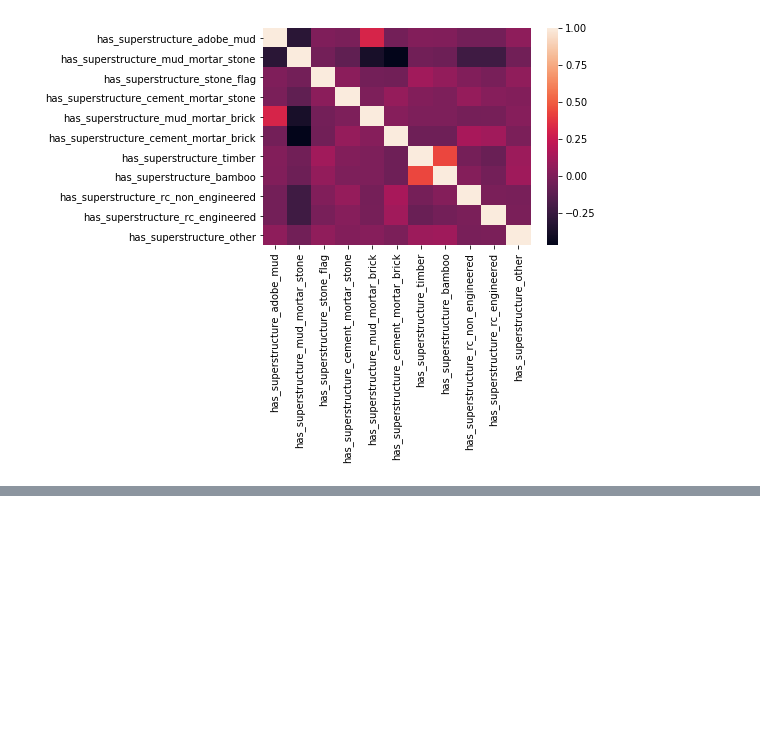
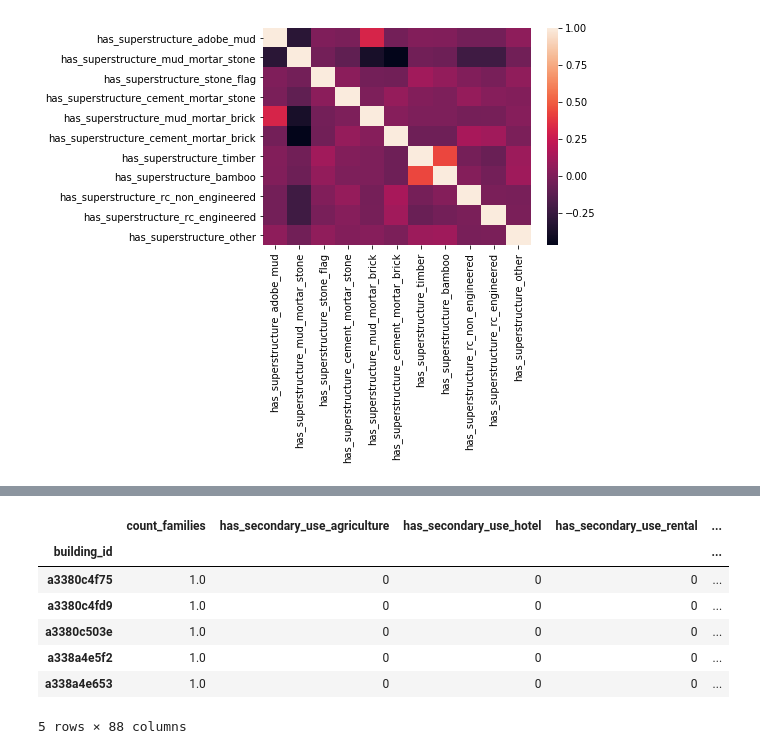
Before and after one commit to meetbharat/hackerearth-ml6, a Jupyter notebook: notebooks/Exploratory-Data-Analysis-and-Processing.ipynb, the cells around one changed output, grey strips where cells are left out. Saved outputs shown, nothing was run; the diff lists cells and outputs as text; code cells hidden in the pictures; blank space fills up the shorter version.

Commit message:
Data Processed with features

```diff
--- a/notebooks/Exploratory-Data-Analysis-and-Processing.ipynb
+++ b/notebooks/Exploratory-Data-Analysis-and-Processing.ipynb
@@ -211,0 +283,5 @@ sns.heatmap(corr_has_superstructure)
+# %%
+from sklearn.preprocessing import Imputer
+imp = Imputer(missing_values = 'NaN',strategy = 'most_frequent')
+input_data = df.has_repair_started.values.reshape(-1, 1)
+df.has_repair_started = imp.fit_transform(input_data,df.has_repair_started)
@@ -211,0 +310,6 @@ sns.heatmap(corr_has_superstructure)
+# %%
+# checking all categorical field
+fiels = ['legal_ownership_status','land_surface_condition','foundation_type','roof_type','ground_floor_type','other_floor_type','position',
+'plan_configuration','condition_post_eq','area_assesed']
+
+df.loc[:,fiels].describe(include='all')
@@ -211,0 +322,4 @@ sns.heatmap(corr_has_superstructure)
+# %%
+# Encoding with dummies function of pandas
+df = pd.get_dummies(df,columns=fiels)
+df.info()
@@ -211,0 +346,4 @@ sns.heatmap(corr_has_superstructure)
+# %%
+# changing index
+df = df.set_index('building_id')
+df.head(2)
@@ -211,0 +356,13 @@ sns.heatmap(corr_has_superstructure)
+# %%
+# dropping some columns which are not required
+df = df.drop(['district_id','vdcmun_id','ward_id','has_geotechnical_risk','has_secondary_use'],axis = 1)
+df.head()
+# %% [output]
+|  | count_families | has_secondary_use_agriculture | has_secondary_use_hotel | has_secondary_use_rental | ... |
+| building_id |  |  |  |  | ... |
+| a3380c4f75 | 1.0 | 0 | 0 | 0 | ... |
+| a3380c4fd9 | 1.0 | 0 | 0 | 0 | ... |
+| a3380c503e | 1.0 | 0 | 0 | 0 | ... |
+| a338a4e5f2 | 1.0 | 0 | 0 | 0 | ... |
+| a338a4e653 | 1.0 | 0 | 0 | 0 | ... |
+5 rows × 88 columns
```
Also changed, not shown: parts of 25 cells of this notebook, 1 other file.
